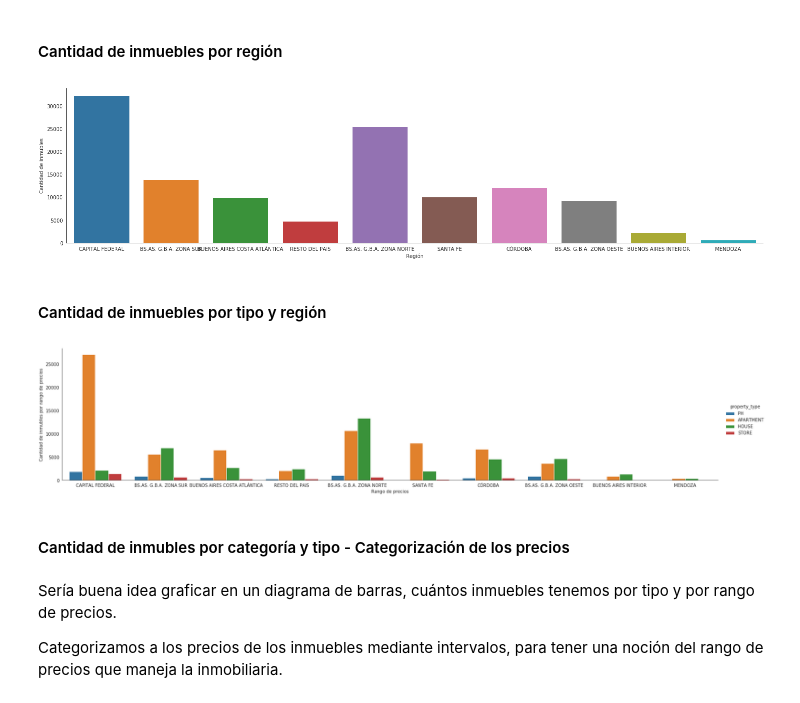
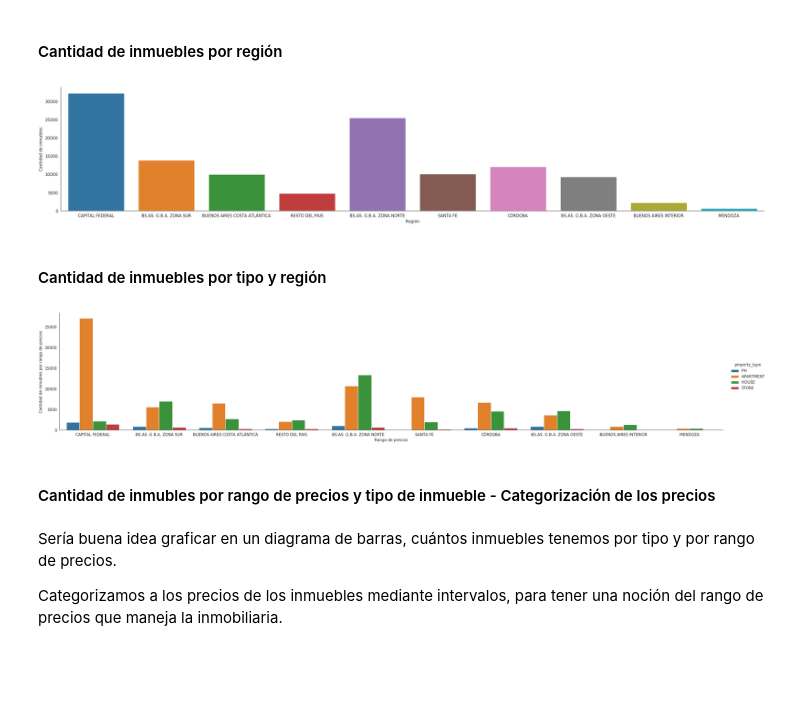
Before and after one commit to varelapablos/Desafio1-G3, a Jupyter notebook: Notebook_Alan.ipynb, the cells around one changed output. Cells and saved outputs as stored; diff of their text form; code cells hidden in the pictures; blank space fills up the shorter version.

```diff
--- a/Notebook_Alan.ipynb
+++ b/Notebook_Alan.ipynb
@@ -1365,3 +1365,6 @@ data.head(10)
 | 7 | 7 | SELL | APARTMENT | BELGRANO | |ARGENTINA|CAPITAL FEDERAL|BELGRANO| | ARGENTINA | CAPITAL FEDERAL | ... |
 | 8 | 8 | SELL | APARTMENT | BELGRANO | |ARGENTINA|CAPITAL FEDERAL|BELGRANO| | ARGENTINA | CAPITAL FEDERAL | ... |
 | 9 | 9 | SELL | HOUSE | ROSARIO | |ARGENTINA|SANTA FE|ROSARIO| | ARGENTINA | SANTA FE | ... |
+# %%
+# Creamos columnas nuevas donde almacenamos los valores predecidos
+data["price_usd_per_m2_prediction_median_c_u"] = data.groupby(['centro_urbano','property_type'])['price_usd_per_m2'].transform('median')
@@ -1367,0 +1414,9 @@ data.head(10)
+# %%
+# Copiamos la columna original (luego completaremos sobre esta (los NaN) con la media)
+data['price_usd_per_m2_prediction_c_u'] = data['price_usd_per_m2']
+# %%
+# Rellenamos los NaN de la nueva columna:
+data.loc[data['price_usd_per_m2_prediction_c_u'].isnull(),'price_usd_per_m2_prediction_c_u'] = data['price_usd_per_m2_prediction_median_c_u']
+
+# Por ahora no dropeamos ninguna columna:
+#data.drop('price_prediction', axis = 'columns', inplace=True)
@@ -1597,22 +1672,22 @@ serie_pie = data.groupby('property_type')['property_type'].count().to_frame().pl
 #### Cantidad de inmuebles por región
 # %%
 with sns.axes_style('white'):
-    g = sns.catplot('centro_urbano', data=data, aspect=4, kind='count')
+    g = sns.catplot('centro_urbano', data=data, aspect=5, kind='count')
     g.set_axis_labels('Región', 'Cantidad de inmubles')
 # %% [output]
-[figure, old version]
+[figure, new version]
 # %% [markdown]
 #### Cantidad de inmuebles por tipo y región
 # %%
 with sns.axes_style('white'):
-    g = sns.catplot('centro_urbano', data=data, aspect=4.4, kind='count', hue='property_type') #order=range(2001, 2015)) # Ver que recibe un dataframe.
+    g = sns.catplot('centro_urbano', data=data, aspect=5, kind='count', hue='property_type') #order=range(2001, 2015)) # Ver que recibe un dataframe.
                                                                                                                 # kind = count es barras. aspect es el tamaño del gráfico.
                                                                                                                 # hue es la categoría/serie. order es el rango eje X.
     g.set_axis_labels('Rango de precios', 'Cantidad de inmubles por rango de precios')                                                               # Etiqueta eje Y.
 # %% [output]
-[figure, old version]
+[figure, new version]
 # %% [markdown]
-#### Cantidad de inmubles por categoría y tipo - Categorización de los precios
+#### Cantidad de inmubles por rango de precios y tipo de inmueble - Categorización de los precios
 # %% [markdown]
 Sería buena idea graficar en un diagrama de barras, cuántos inmuebles tenemos por tipo y por rango de precios.
 
```
Also changed, not shown: parts of 20 cells of this notebook.
